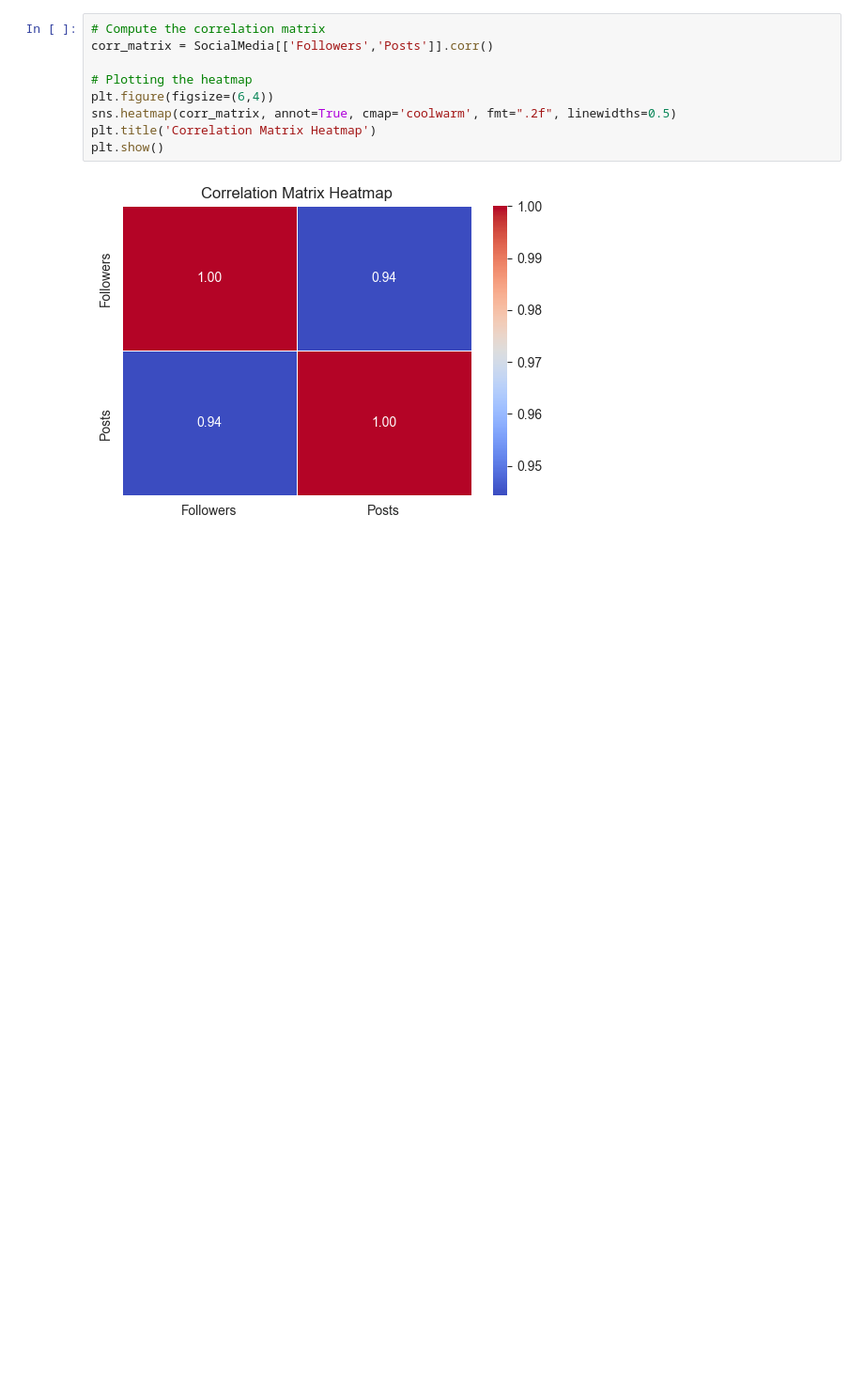
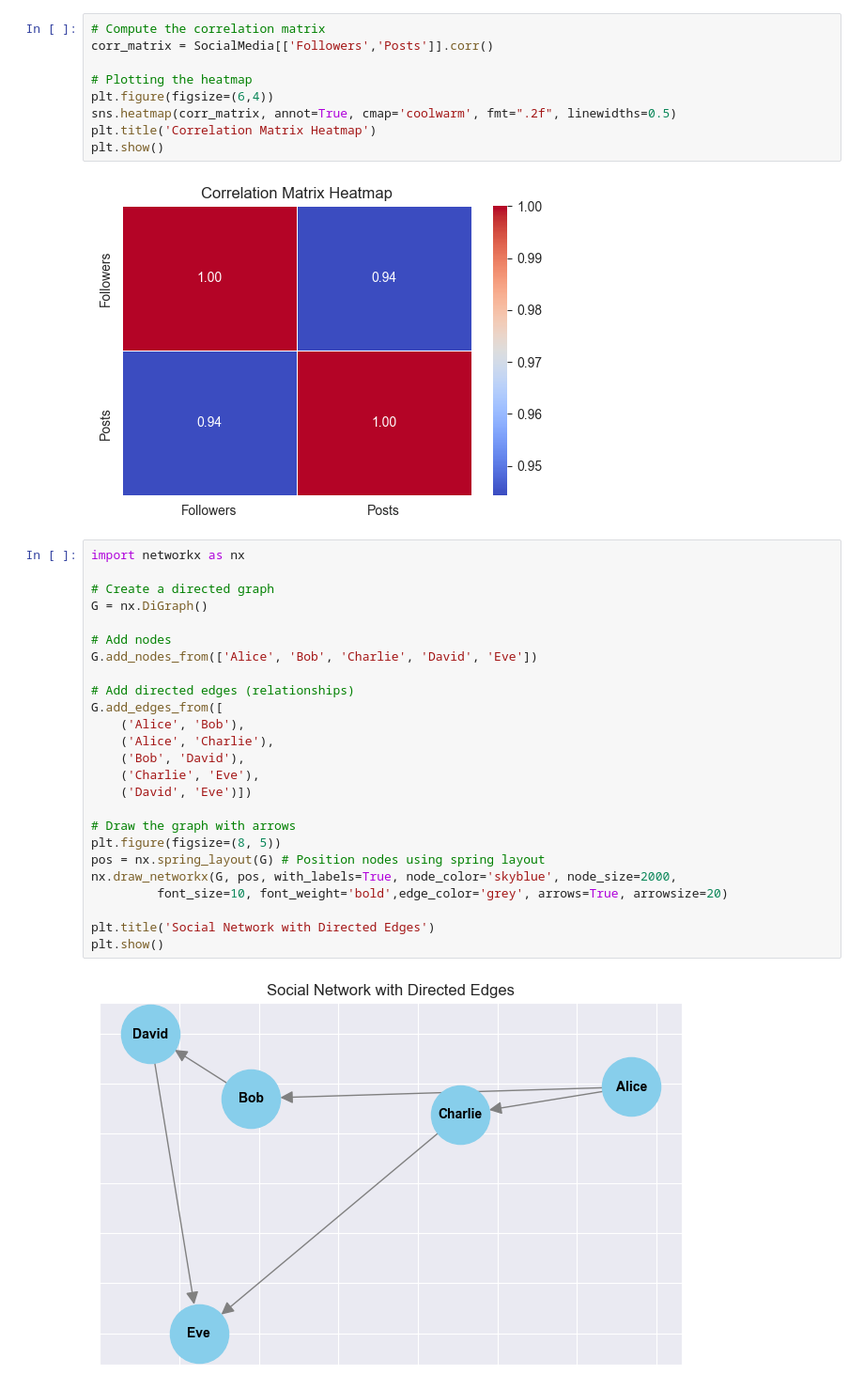
Before and after one commit to rajpurohitmohit/Data-Visualization, a Jupyter notebook: Seaborn/seaborn.ipynb, the cells around one changed output. Shown at 94% size. Cells and saved outputs as stored; diff of their text form; blank space fills up the shorter version.

```diff
--- a/Seaborn/seaborn.ipynb
+++ b/Seaborn/seaborn.ipynb
@@ -159,3 +159,30 @@ plt.title('Correlation Matrix Heatmap')
 plt.show()
 # %% [output]
 [figure]
+# %%
+import networkx as nx
+
+# Create a directed graph
+G = nx.DiGraph()
+
+# Add nodes
+G.add_nodes_from(['Alice', 'Bob', 'Charlie', 'David', 'Eve'])
+
+# Add directed edges (relationships)
+G.add_edges_from([
+    ('Alice', 'Bob'),
+    ('Alice', 'Charlie'),
+    ('Bob', 'David'),
+    ('Charlie', 'Eve'),
+    ('David', 'Eve')])
+
+# Draw the graph with arrows
+plt.figure(figsize=(8, 5))
+pos = nx.spring_layout(G) # Position nodes using spring layout
+nx.draw_networkx(G, pos, with_labels=True, node_color='skyblue', node_size=2000,
+         font_size=10, font_weight='bold',edge_color='grey', arrows=True, arrowsize=20)
+
+plt.title('Social Network with Directed Edges')
+plt.show()
+# %% [output]
+[figure, added]
```
Also changed, not shown: parts of 2 cells of this notebook, 5 other files.
